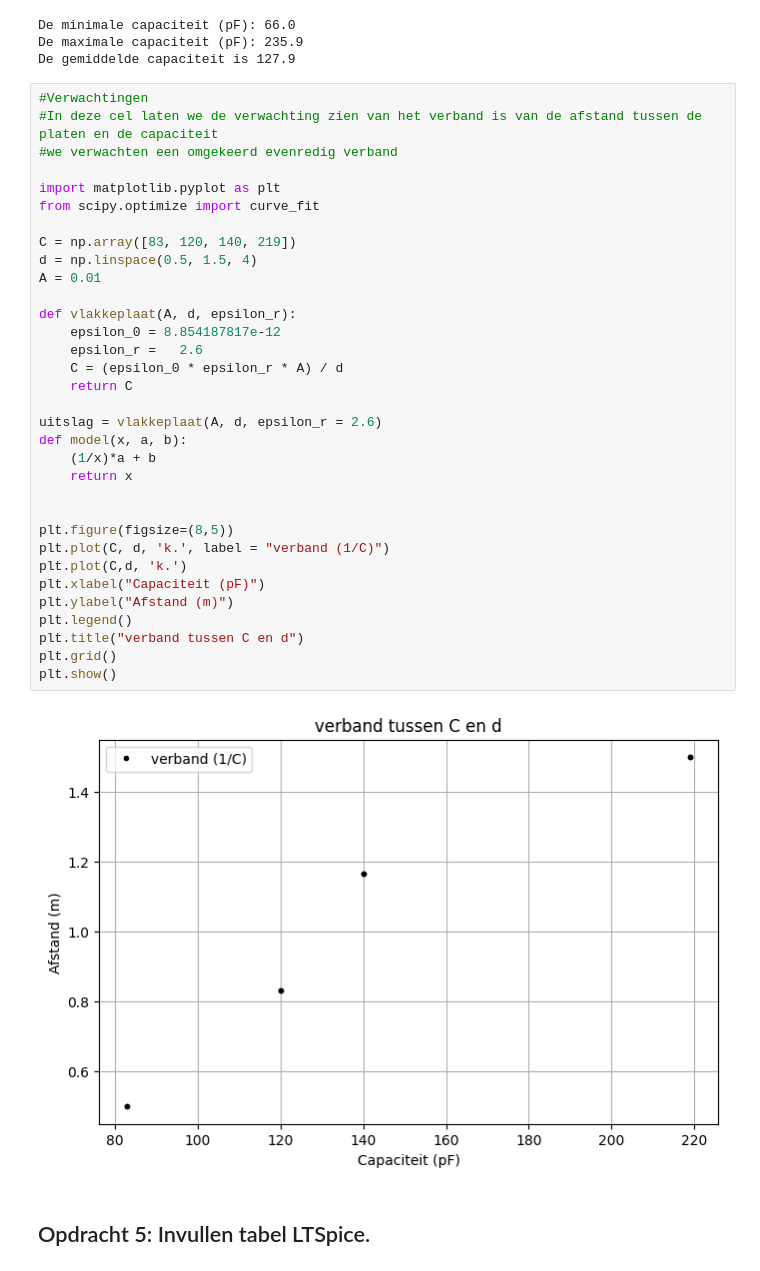
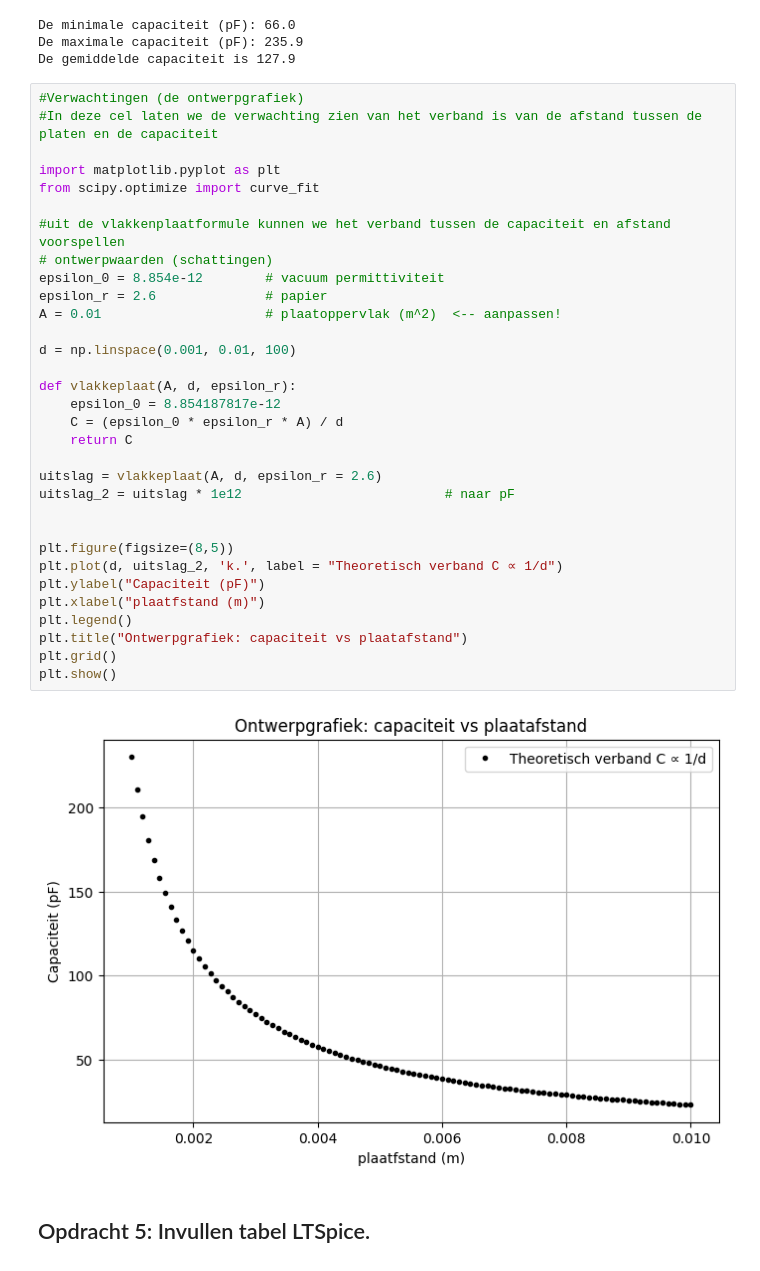
Before and after one commit to fvandeschaft-ai/defd-floor-goed, a Jupyter notebook: FysiekeOntwerpopdrachten/2OntwerpEenSensorCondensator/DEFOntwerpopdracht2OntwerpEenSensorInvulTemplate.ipynb, the cells around one changed output. Cells and saved outputs as stored; diff of their text form.

```diff
--- a/FysiekeOntwerpopdrachten/2OntwerpEenSensorCondensator/DEFOntwerpopdracht2OntwerpEenSensorInvulTemplate.ipynb
+++ b/FysiekeOntwerpopdrachten/2OntwerpEenSensorCondensator/DEFOntwerpopdracht2OntwerpEenSensorInvulTemplate.ipynb
@@ -158,40 +158,39 @@ De minimale capaciteit (pF): 66.0
 De maximale capaciteit (pF): 235.9
 De gemiddelde capaciteit is 127.9
 # %%
-#Verwachtingen
+#Verwachtingen (de ontwerpgrafiek)
 #In deze cel laten we de verwachting zien van het verband is van de afstand tussen de platen en de capaciteit
-#we verwachten een omgekeerd evenredig verband
 
 import matplotlib.pyplot as plt
 from scipy.optimize import curve_fit
 
-C = np.array([83, 120, 140, 219])
-d = np.linspace(0.5, 1.5, 4)
-A = 0.01
+#uit de vlakkenplaatformule kunnen we het verband tussen de capaciteit en afstand voorspellen
+# ontwerpwaarden (schattingen)
+epsilon_0 = 8.854e-12        # vacuum permittiviteit
+epsilon_r = 2.6              # papier
+A = 0.01                     # plaatoppervlak (m^2)  <-- aanpassen!
+
+d = np.linspace(0.001, 0.01, 100)
 
 def vlakkeplaat(A, d, epsilon_r):
     epsilon_0 = 8.854187817e-12
-    epsilon_r =   2.6
     C = (epsilon_0 * epsilon_r * A) / d
     return C
 
 uitslag = vlakkeplaat(A, d, epsilon_r = 2.6)
-def model(x, a, b):
-    (1/x)*a + b
-    return x
+uitslag_2 = uitslag * 1e12                          # naar pF
 
 
 plt.figure(figsize=(8,5))
-plt.plot(C, d, 'k.', label = "verband (1/C)")
-plt.plot(C,d, 'k.')
-plt.xlabel("Capaciteit (pF)")
-plt.ylabel("Afstand (m)")
+plt.plot(d, uitslag_2, 'k.', label = "Theoretisch verband C ∝ 1/d")
+plt.ylabel("Capaciteit (pF)")
+plt.xlabel("plaatfstand (m)")
 plt.legend()
-plt.title("verband tussen C en d")
+plt.title("Ontwerpgrafiek: capaciteit vs plaatafstand")
 plt.grid()
 plt.show()
 # %% [output]
-[figure, old version]
+[figure, new version]
 # %% [markdown]
 ## Opdracht 5: Invullen tabel LTSpice.
 # %% [markdown]
```
Also changed, not shown: parts of 13 cells of this notebook, 1 other file.
